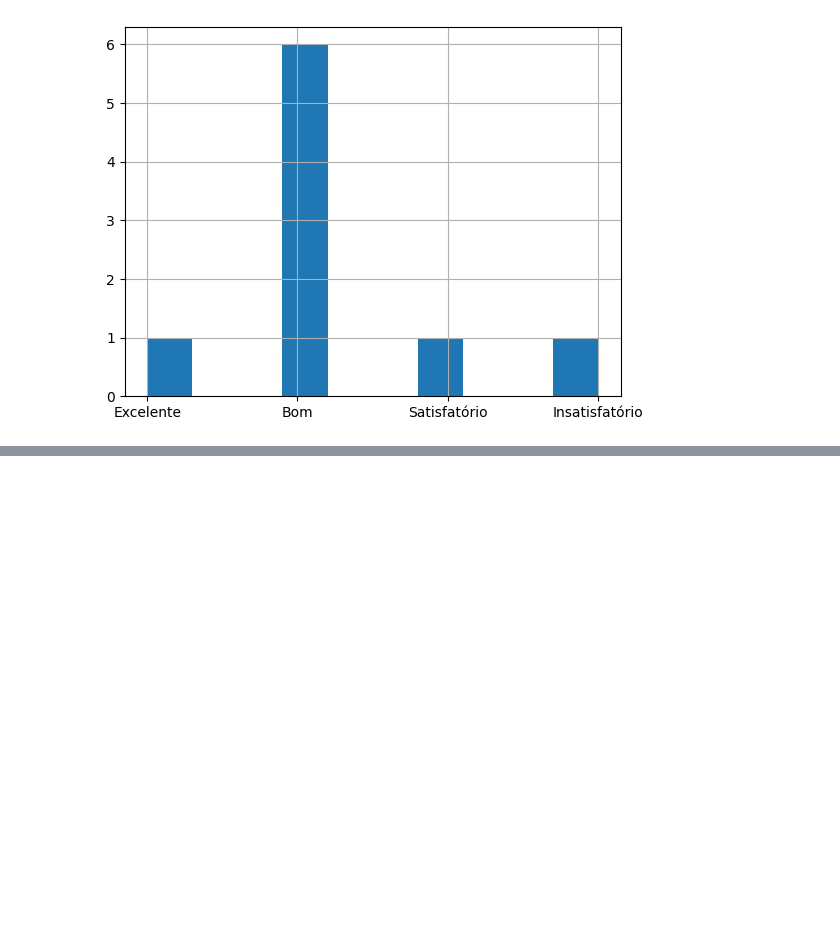
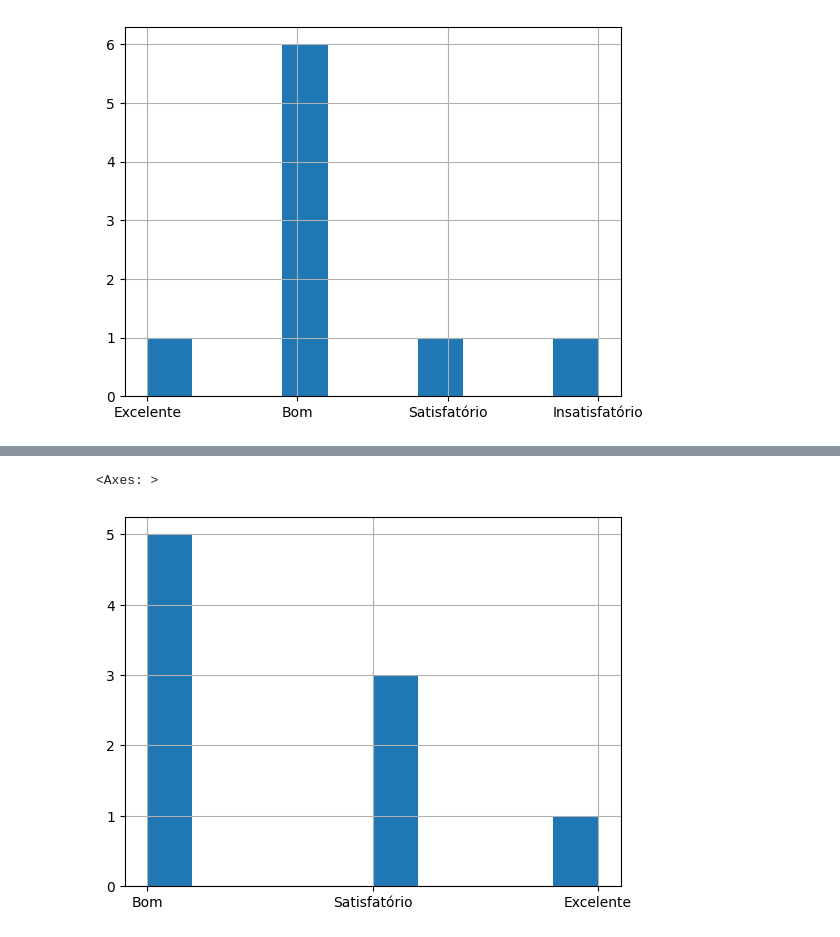
Before and after one commit to HellenCris808/Python, a Jupyter notebook: planilha2.ipynb, the cells around one changed output, grey strips where cells are left out. Drawn from its saved outputs; the diff is of its cells as text; code cells hidden in the pictures; blank space fills up the shorter version.

```diff
--- a/planilha2.ipynb
+++ b/planilha2.ipynb
@@ -21,0 +27,5 @@ dados['Aprendizagem dos alunos - a articulação entre teoria e prática.'].hist
+# %%
+dados['Aprendizagem dos alunos - a compreensão e a relação entre o mundo do trabalho e o perfil profissional desejado para o seu curso.'].hist()
+# %% [output]
+<Axes: >
+[figure, added]
```
Also changed, not shown: parts of 7 cells of this notebook.
